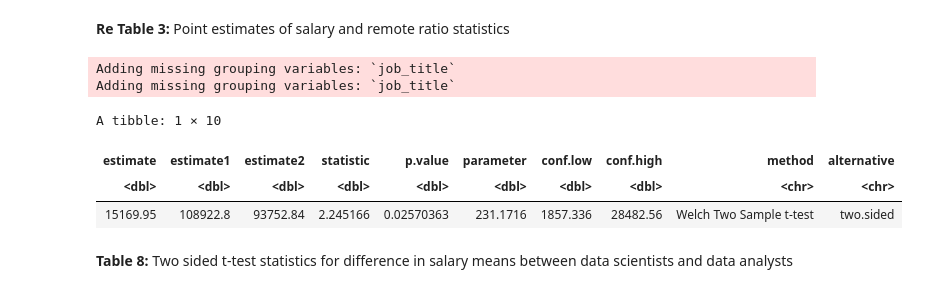
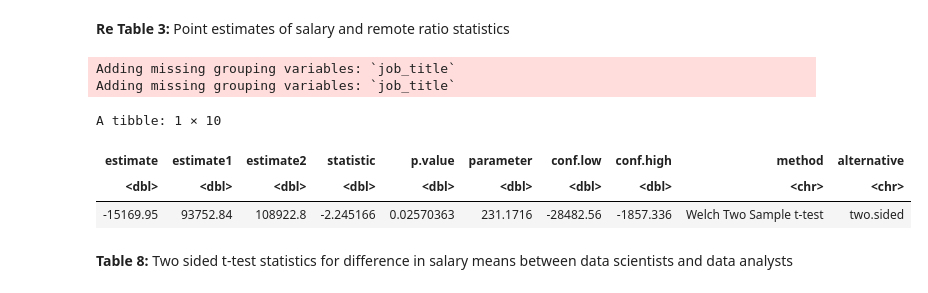
Before and after one commit to vindennt/stat-201-project-group-10, a Jupyter notebook: Final draft (2).ipynb, the cells around one changed output. Drawn from its saved outputs; the diff is of its cells as text; code cells hidden in the pictures.

```diff
--- a/Final draft (2).ipynb
+++ b/Final draft (2).ipynb
@@ -379,24 +379,24 @@ A tibble: 2 × 6
 # %%
 # for difference in salary means
 analyst <- salaries_new %>%
         filter(job_title == "Data Analyst") %>%
         select(salary_in_usd)
 scientist <- salaries_new %>%
         filter(job_title == "Data Scientist") %>%
         select(salary_in_usd)
 t_test_diff_mean <-
     tidy(
-        t.test(x = scientist$salary_in_usd,
-               y = analyst$salary_in_usd,
+        t.test(x = analyst$salary_in_usd,
+               y = scientist$salary_in_usd,
                alternative = "two.sided"))
 t_test_diff_mean
 # %% [output]
 Adding missing grouping variables: `job_title`
 Adding missing grouping variables: `job_title`
 A tibble: 1 × 10
 | estimate | estimate1 | estimate2 | statistic | p.value | parameter | conf.low | conf.high | method | alternative |
 | <dbl> | <dbl> | <dbl> | <dbl> | <dbl> | <dbl> | <dbl> | <dbl> | <chr> | <chr> |
-| 15169.95 | 108922.8 | 93752.84 | 2.245166 | 0.02570363 | 231.1716 | 1857.336 | 28482.56 | Welch Two Sample t-test | two.sided |
+| -15169.95 | 93752.84 | 108922.8 | -2.245166 | 0.02570363 | 231.1716 | -28482.56 | -1857.336 | Welch Two Sample t-test | two.sided |
 # %% [markdown]
 **Table 8:** Two sided t-test statistics for difference in salary means between data scientists and data analysts
 # %%
```
Also changed, not shown: parts of 4 cells of this notebook.
